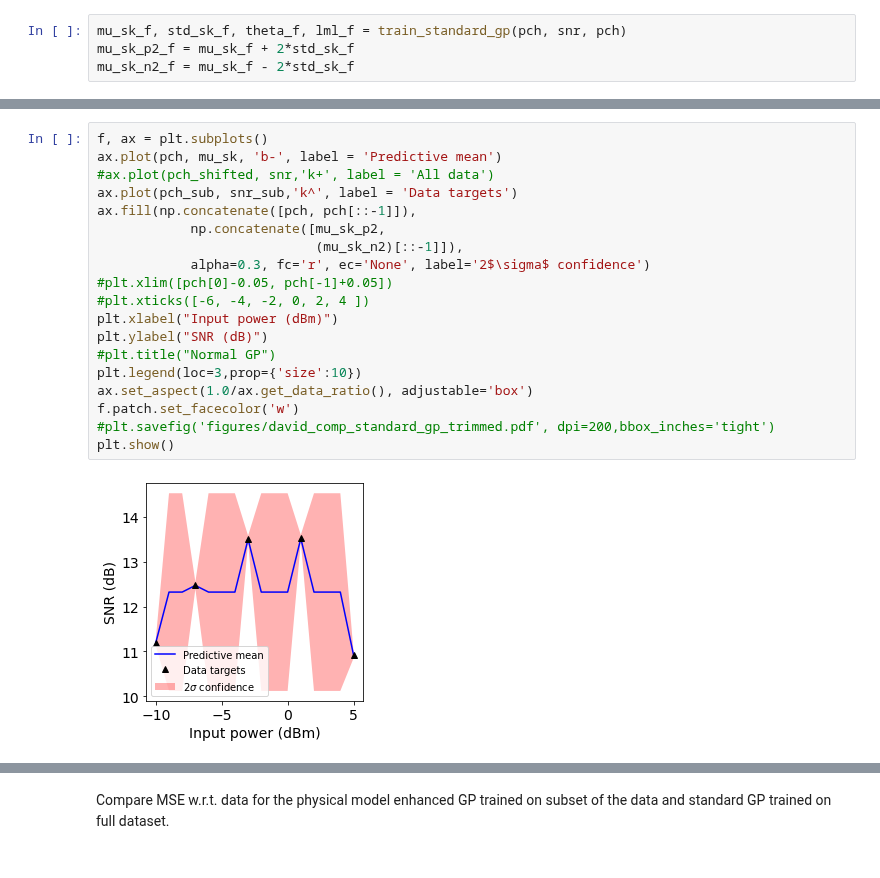
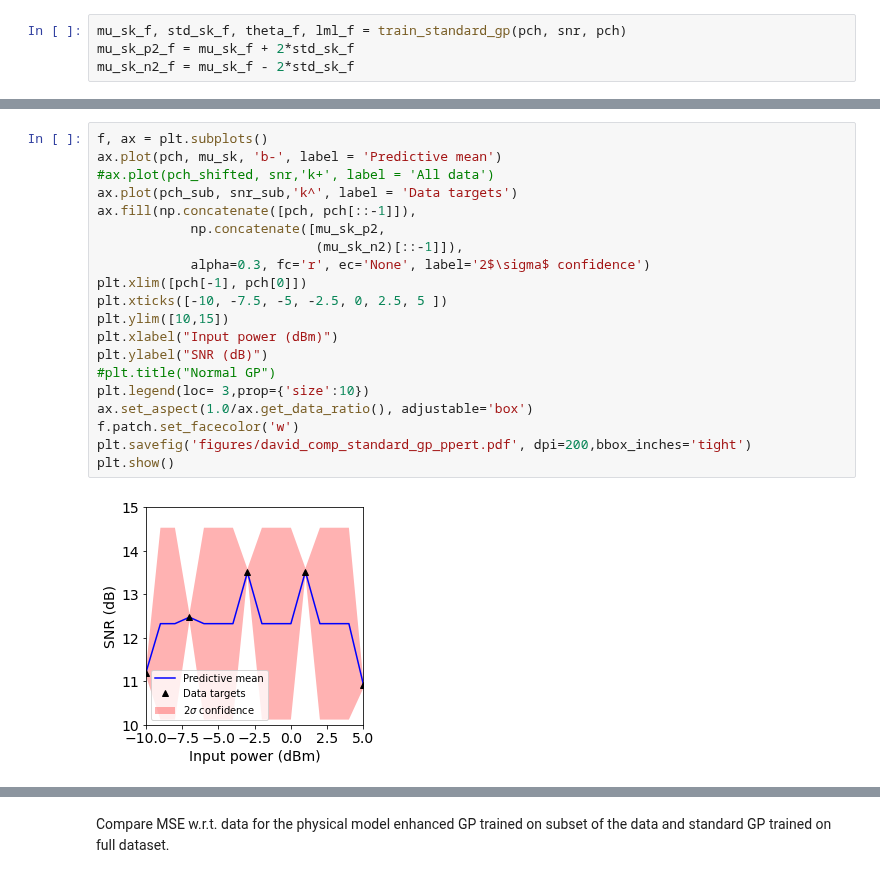
Before and after one commit to joshnevin/physics_enhanced_GPs, a Jupyter notebook: GN_model_enhanced_GPs_comp_d_pvar.ipynb, the cells around one changed output, grey strips where cells are left out. Cells and saved outputs as stored; diff of their text form.

```diff
--- a/GN_model_enhanced_GPs_comp_d_pvar.ipynb
+++ b/GN_model_enhanced_GPs_comp_d_pvar.ipynb
@@ -225,23 +223,24 @@ plt.show()
 # %%
 f, ax = plt.subplots()
 ax.plot(pch, mu_sk, 'b-', label = 'Predictive mean')
 #ax.plot(pch_shifted, snr,'k+', label = 'All data')
 ax.plot(pch_sub, snr_sub,'k^', label = 'Data targets')
 ax.fill(np.concatenate([pch, pch[::-1]]),
             np.concatenate([mu_sk_p2,
                             (mu_sk_n2)[::-1]]),
             alpha=0.3, fc='r', ec='None', label='2$\sigma$ confidence')
-#plt.xlim([pch[0]-0.05, pch[-1]+0.05])
-#plt.xticks([-6, -4, -2, 0, 2, 4 ])
+plt.xlim([pch[-1], pch[0]])
+plt.xticks([-10, -7.5, -5, -2.5, 0, 2.5, 5 ])
+plt.ylim([10,15])
 plt.xlabel("Input power (dBm)")
 plt.ylabel("SNR (dB)")
 #plt.title("Normal GP")
-plt.legend(loc=3,prop={'size':10})
+plt.legend(loc= 3,prop={'size':10})
 ax.set_aspect(1.0/ax.get_data_ratio(), adjustable='box')
 f.patch.set_facecolor('w')
-#plt.savefig('figures/david_comp_standard_gp_trimmed.pdf', dpi=200,bbox_inches='tight')
+plt.savefig('figures/david_comp_standard_gp_ppert.pdf', dpi=200,bbox_inches='tight')
 plt.show()
 # %% [output]
-[figure, old version]
+[figure, new version]
 # %%
 f, ax = plt.subplots()
```
Also changed, not shown: parts of 10 cells of this notebook, 5 other files.
